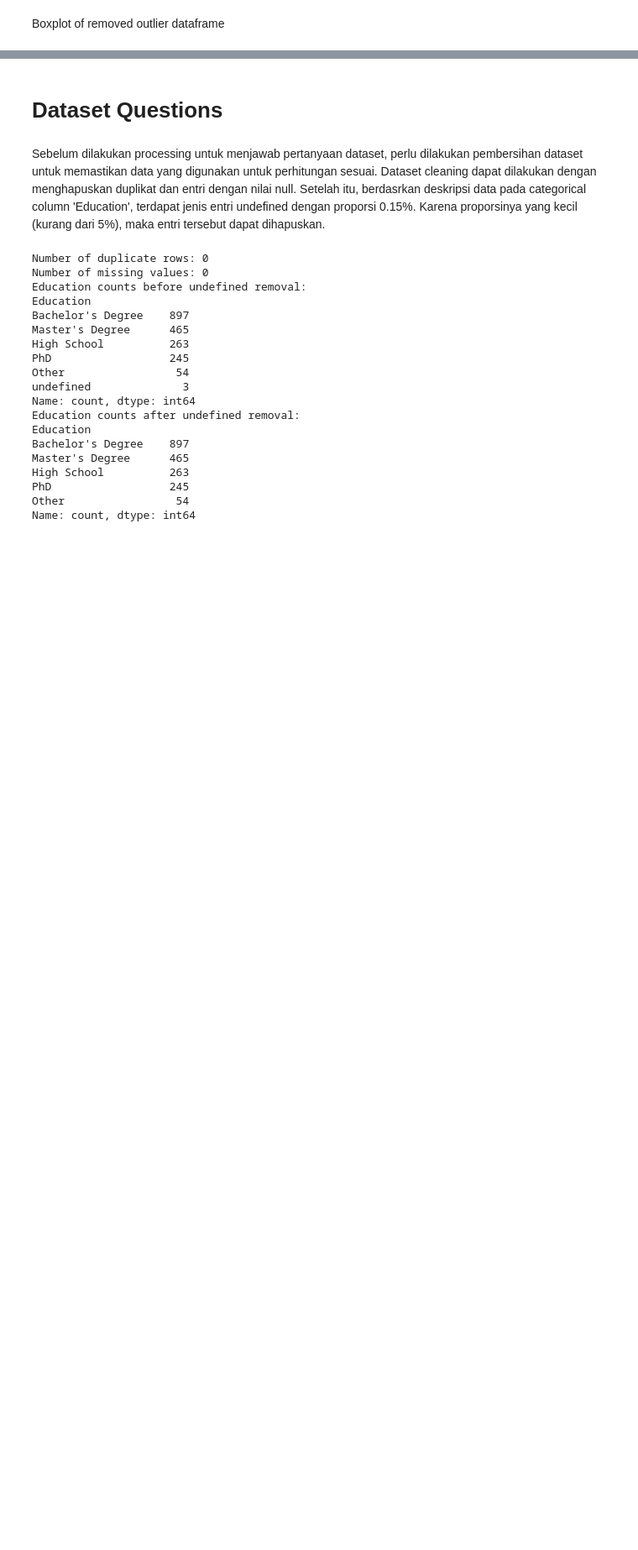
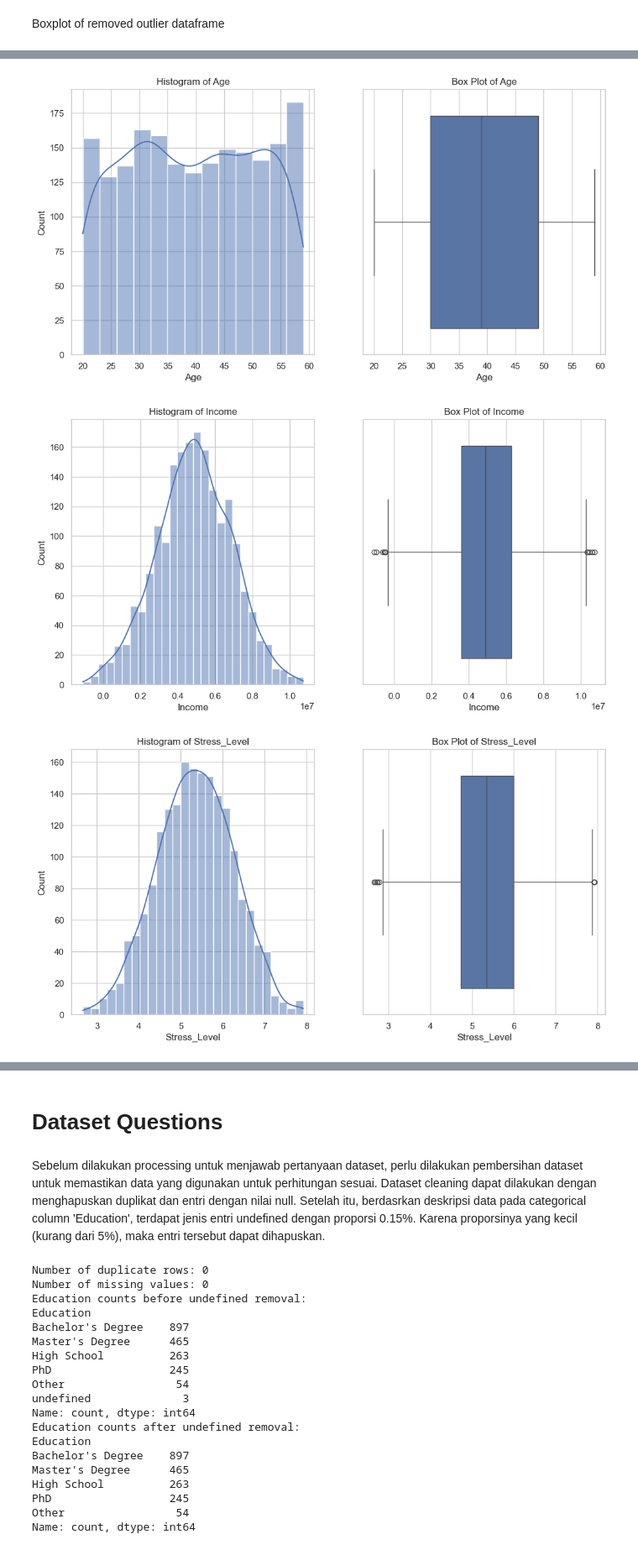
Before and after one commit to salsbiila/K02-IF2220-13522060-13522062, a Jupyter notebook: Health.ipynb, the cells around one changed output, grey strips where cells are left out. Shown at 84% size. Saved outputs shown, nothing was run; the diff lists cells and outputs as text; code cells hidden in the pictures; blank space fills up the shorter version.

```diff
--- a/Health.ipynb
+++ b/Health.ipynb
@@ -477,0 +366,19 @@ for column in columns:
+# %%
+for column in numeric_columns:
+    plt.figure(figsize=(12, 6))
+
+    # Histogram
+    plt.subplot(1, 2, 1)
+    sns.histplot(df[column], kde=True)
+    plt.title(f'Histogram of {column}')
+
+    # Box plot
+    plt.subplot(1, 2, 2)
+    sns.boxplot(x=df[column])
+    plt.title(f'Box Plot of {column}')
+
+    plt.show()
+# %% [output]
+[figure, added]
+[figure, added]
+[figure, added]
```
Also changed, not shown: parts of 52 cells of this notebook.
